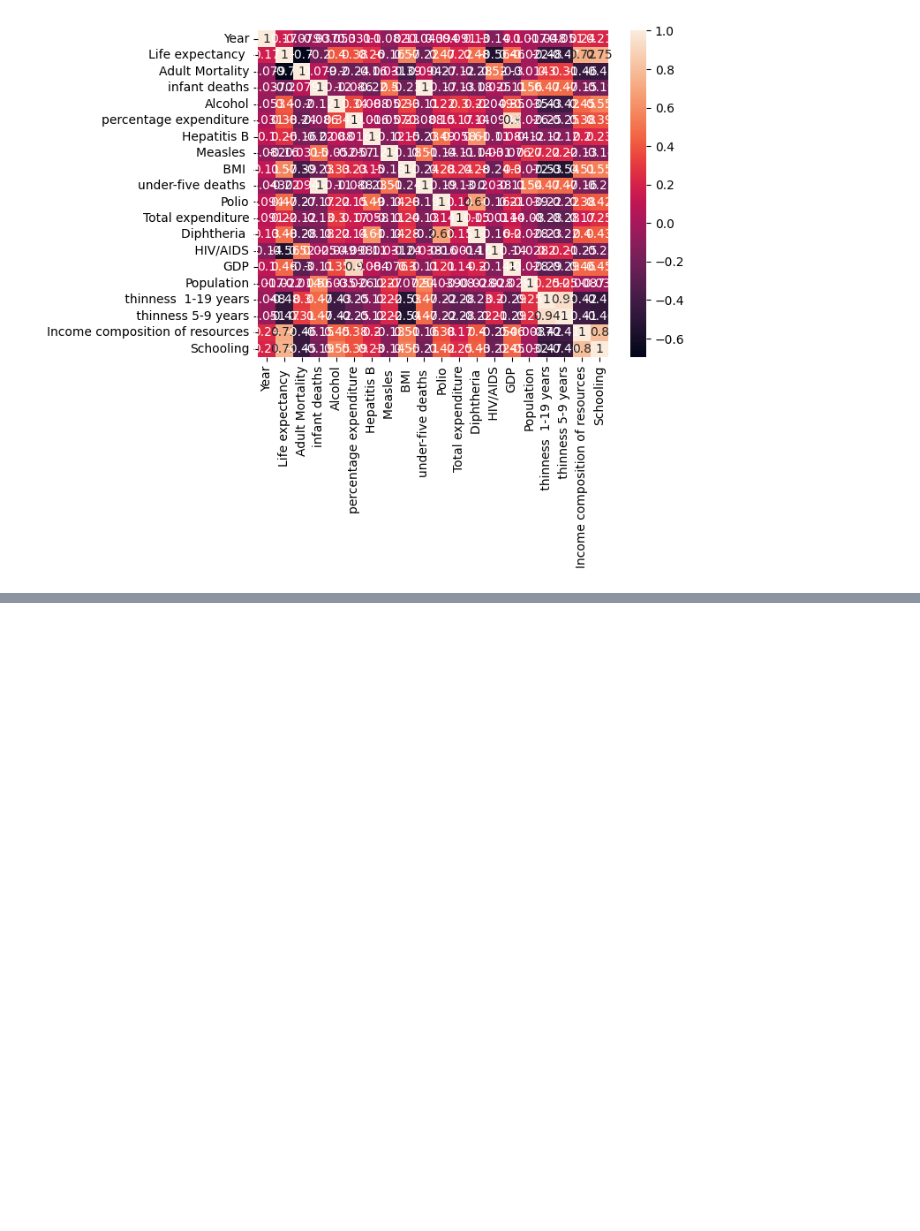
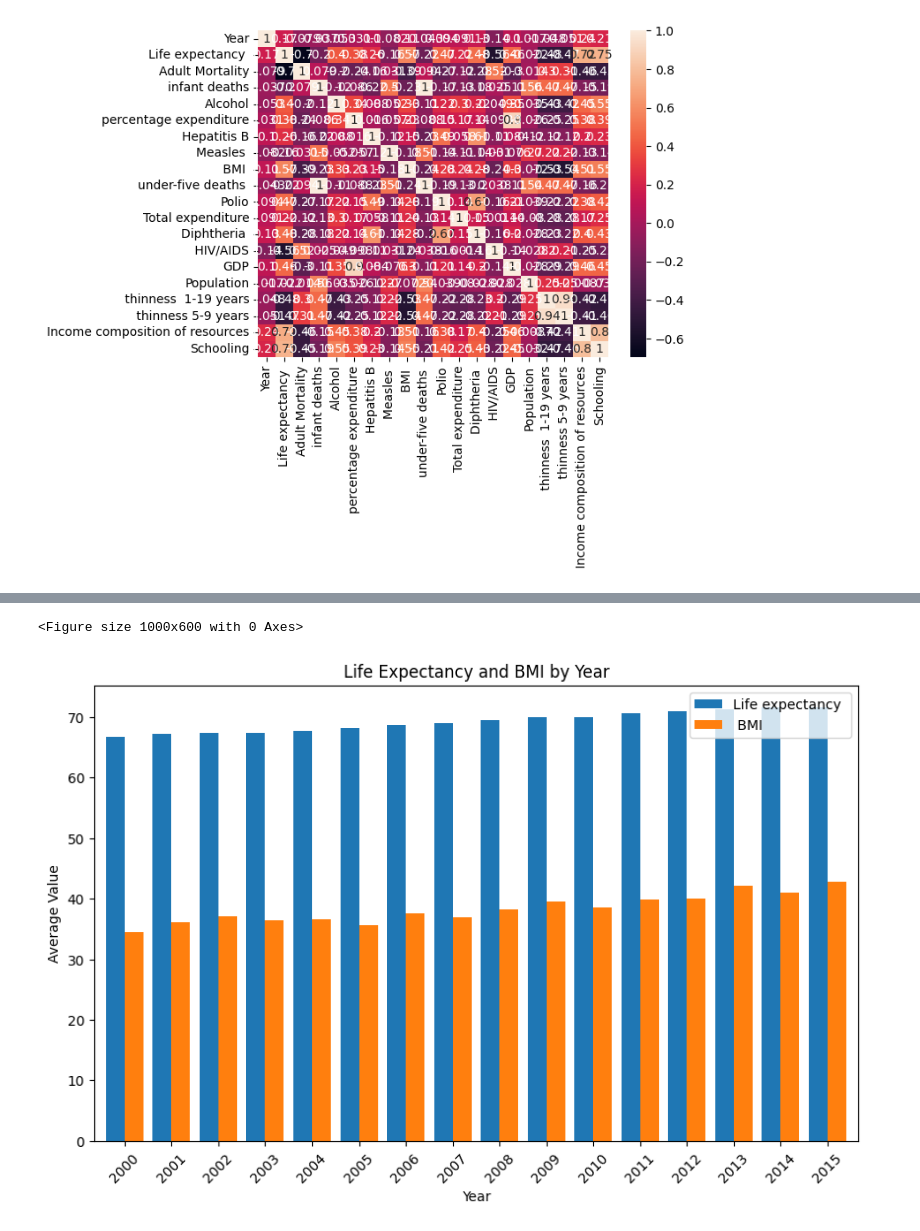
Before and after one commit to victor-duwat/Dazzle-Dash, a Jupyter notebook: notebook.ipynb, the cells around one changed output, grey strips where cells are left out. Cells and saved outputs as stored; diff of their text form; code cells hidden in the pictures; blank space fills up the shorter version.

```diff
--- a/notebook.ipynb
+++ b/notebook.ipynb
@@ -375,0 +413,14 @@ plt.show()
+# %%
+plt.figure(figsize=(10, 6))
+
+life_expectancy_bmi.plot(kind='bar', figsize=(10, 6), width=0.8)
+
+plt.title("Life Expectancy and BMI by Year")
+plt.xlabel("Year")
+plt.ylabel("Average Value")
+plt.xticks(rotation=45)
+
+plt.show()
+# %% [output]
+<Figure size 1000x600 with 0 Axes>
+[figure, added]
```
Also changed, not shown: parts of 7 cells of this notebook.
